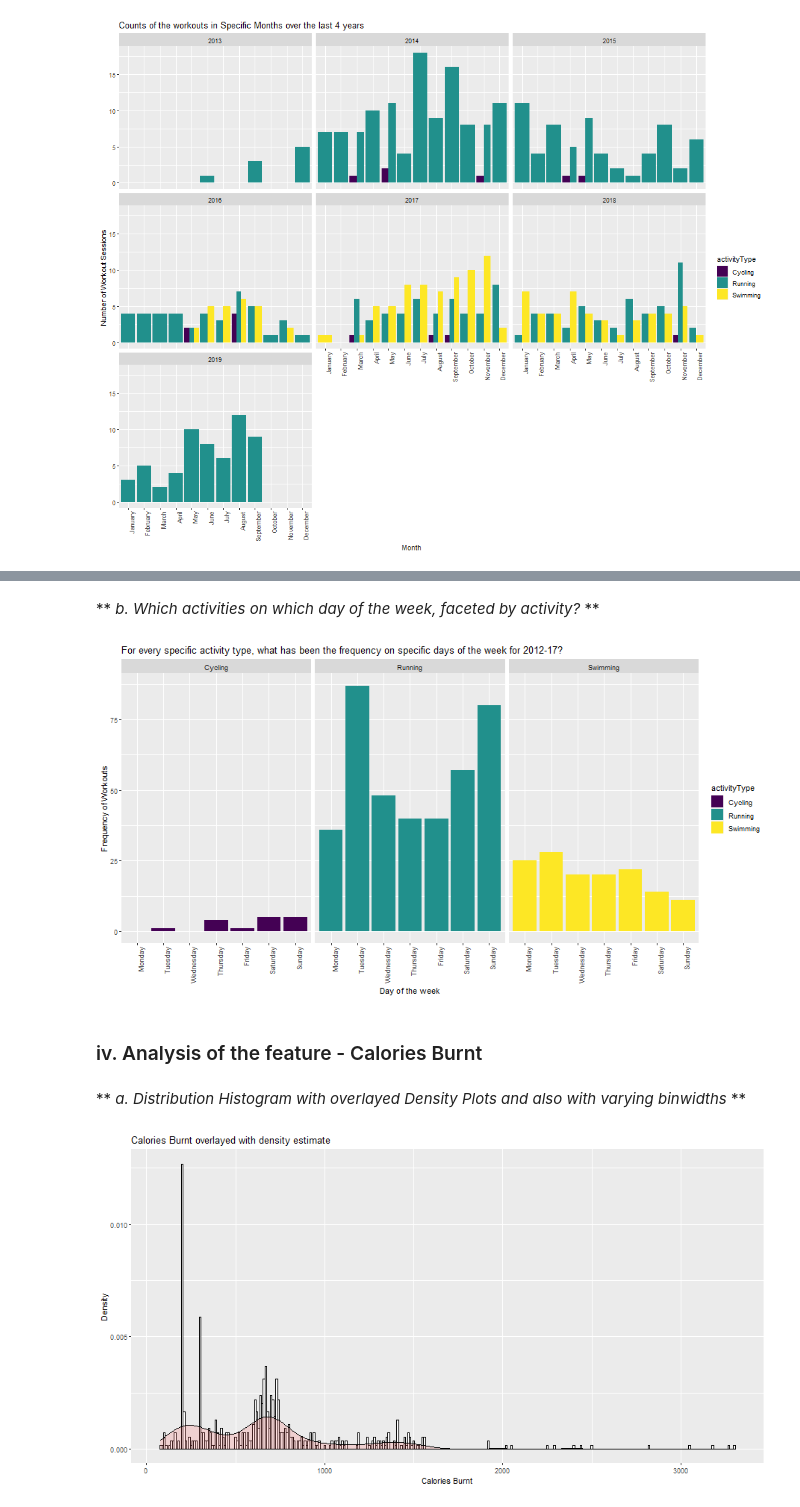
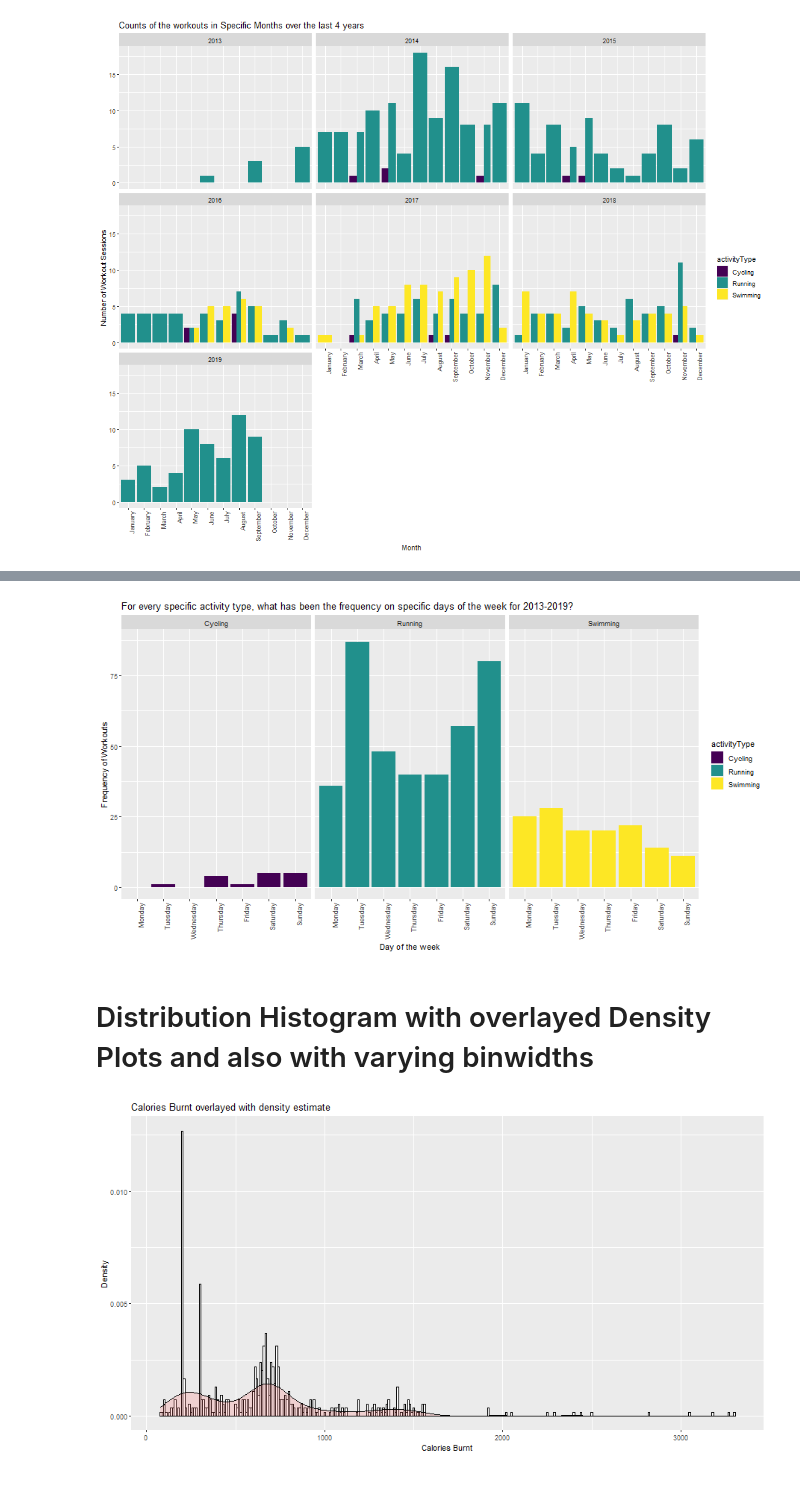
Before and after one commit to caxenie/garmin-tracker-analytics, a Jupyter notebook: GarminDataAnalyser.ipynb, the cells around one changed output, grey strips where cells are left out. Saved outputs shown, nothing was run; the diff lists cells and outputs as text; code cells hidden in the pictures.

```diff
--- a/GarminDataAnalyser.ipynb
+++ b/GarminDataAnalyser.ipynb
@@ -544,23 +456,19 @@ g1
-# %% [markdown]
-** *b. Which activities on which day of the week, faceted by activity?* **
 # %%
 %%R -i activity_tracker_data_activDay -w 900 -h 480 -u px
 
 orderedclasses <- c("Monday", "Tuesday", "Wednesday", "Thursday", "Friday", "Saturday", "Sunday")
 activity_tracker_data_activDay$activityDayName <- factor(activity_tracker_data_activDay$activityDayName, levels = orderedclasses)
 
 g2 <- ggplot(activity_tracker_data_activDay, aes(x = activityDayName, y = Count, fill=activityType)) +
   geom_col() + facet_wrap(~activityType) + scale_fill_viridis(discrete=TRUE) +
   xlab("Day of the week") +
   ylab("Frequency of Workouts") + theme(axis.text.x = element_text(angle = 90, hjust = 1)) +
-  ggtitle("For every specific activity type, what has been the frequency on specific days of the week for 2012-17?")
+  ggtitle("For every specific activity type, what has been the frequency on specific days of the week for 2013-2019?")
 g2
 # %% [output]
-[figure, old version]
+[figure, new version]
-# %% [markdown]
-### iv. Analysis of the feature - Calories Burnt
 # %% [markdown]
-** *a. Distribution Histogram with overlayed Density Plots and also with varying binwidths* **
+# Distribution Histogram with overlayed Density Plots and also with varying binwidths
 # %%
 %%R -i activity_tracker_data -w 900 -h 480 -u px
 
```
Also changed, not shown: parts of 145 cells of this notebook.
